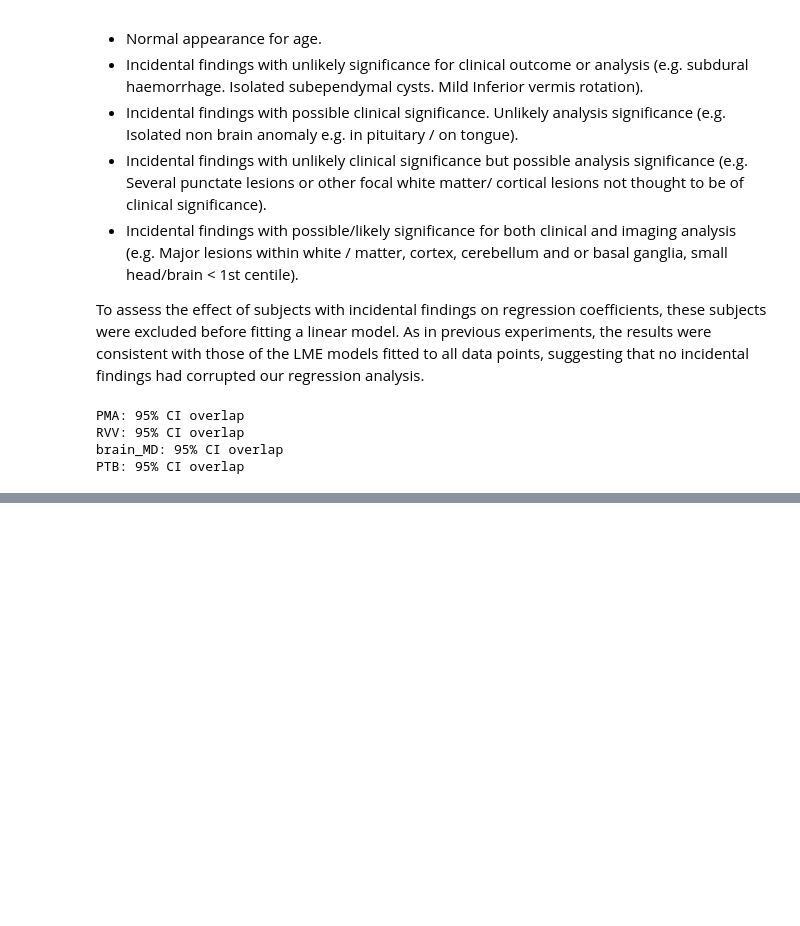
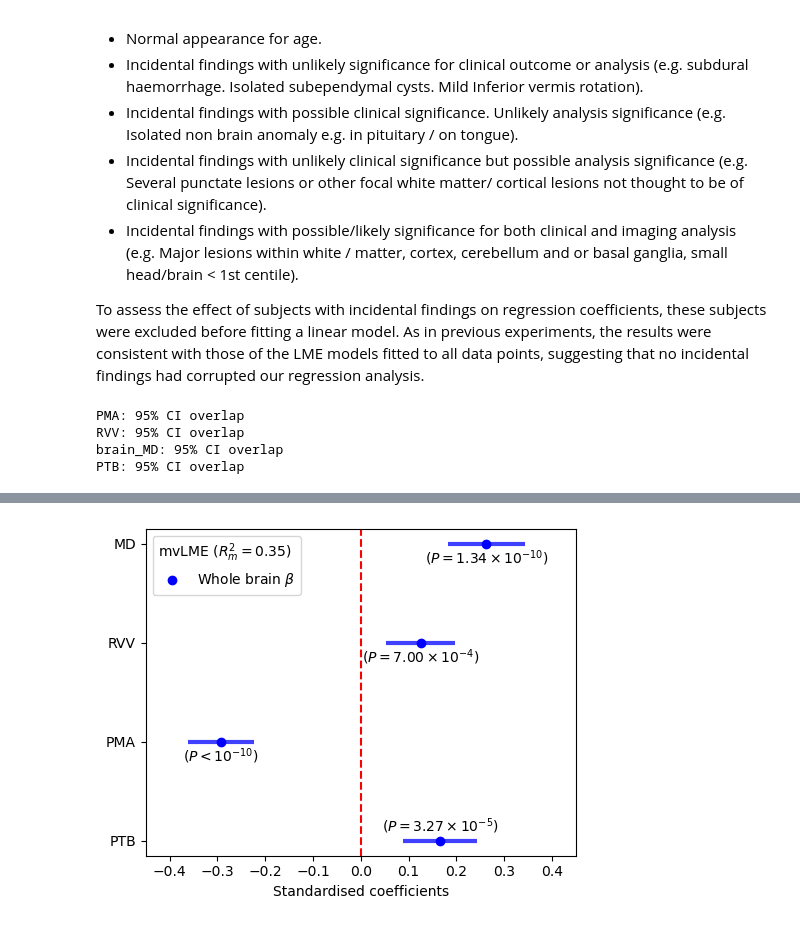
Before and after one commit to aboutill/nano-eptk, a Jupyter notebook: notebooks/experiments/stats_analysis_diagnosis_experiment.ipynb, the cells around one changed output, grey strips where cells are left out. Cells and saved outputs as stored; diff of their text form; code cells hidden in the pictures; blank space fills up the shorter version.

```diff
--- a/notebooks/experiments/stats_analysis_diagnosis_experiment.ipynb
+++ b/notebooks/experiments/stats_analysis_diagnosis_experiment.ipynb
@@ -353,0 +663,4 @@ PTB: 95% CI overlap
+# %%
+plot_mvLME(mode="weighted")
+# %% [output]
+[figure, added]
```
Also changed, not shown: parts of 19 cells of this notebook, 5 other files.
